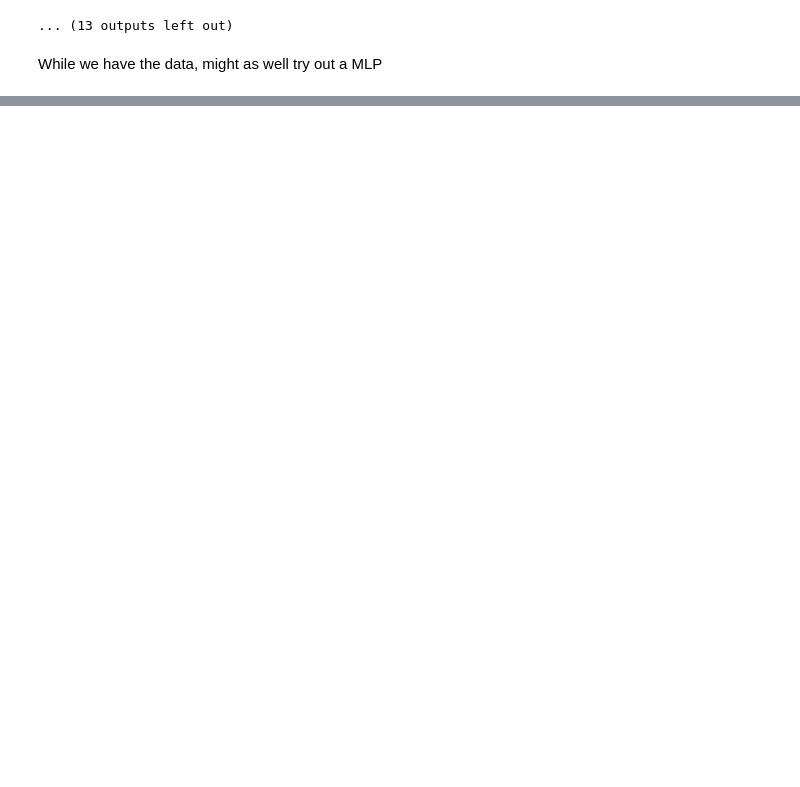
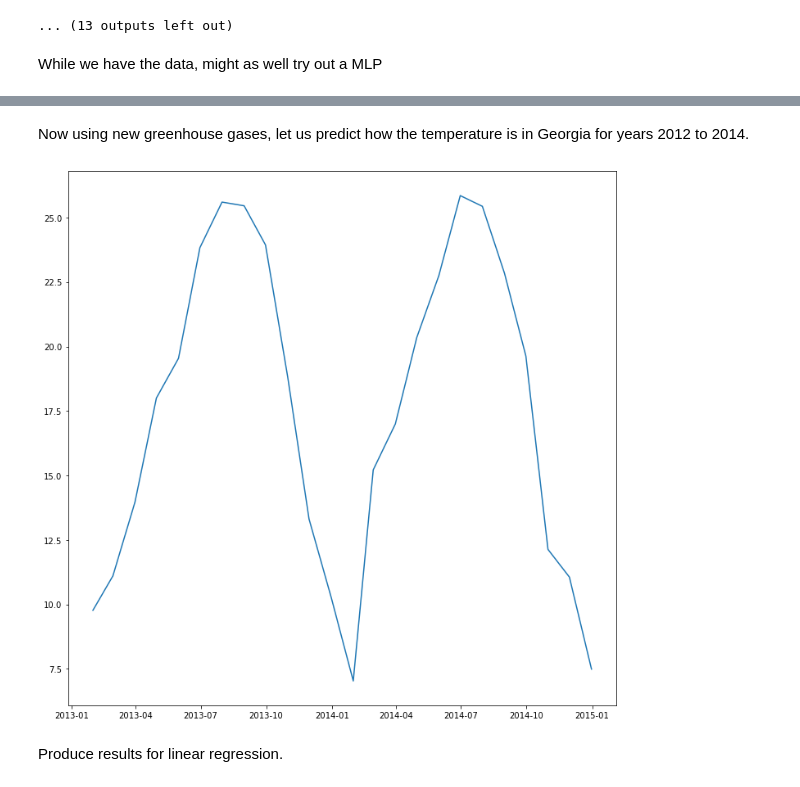
Before and after one commit to Scare983/ClimateChangeMLSimulation, a Jupyter notebook: Analysis.ipynb, the cells around one changed output, grey strips where cells are left out. Cells and saved outputs as stored; diff of their text form; code cells hidden in the pictures; blank space fills up the shorter version.

```diff
--- a/Analysis.ipynb
+++ b/Analysis.ipynb
@@ -750,18 +669,26 @@ Name: 1960-01-01 00:00:00, dtype: object
 monthData = arrayOfDataToTrain.copy()
 for i in range(len(monthData)):
     monthData[i] = monthData[i].drop(columns=['Longitude','Latitude'])
+# %%
+def MSE(actual, pred):
+    size = len(actual)
+    value = np.sum( (actual - pred)**2)
+    return value / size
 # %%
+from sklearn.neural_network import MLPRegressor
 MLPModel1 = []
+i = 1
 for df in monthData:
 
     x =  df[df.columns[1:]]
     y = df[df.columns[0]]
     X_train, X_test, y_train, y_test = train_test_split(x, y, test_size=0.8, random_state=42)
-    linMod = MLPRegressor().fit(X_train, y_train)
-    MLPModel1.append(linMod)
-
-    print(y_test)
-
+    mlpMod = MLPRegressor(max_iter=500, random_state=21).fit(X_train, y_train)
+    MLPModel1.append(mlpMod)
+    print('Month: {}, R^2 Score: {}'.format(i,mlpMod.score(X_test,y_test)))
+    #mlpMod.predict(X_test)
+    #print(X_test)
+    print('MSE {}'.format(MSE(y_test, mlpMod.predict(X_test))))
     #df['Predicted_Temp'] = linMod.predict(X_test)
     i+=1
 # %% [output]
@@ -784,0 +712,34 @@ Name: AverageTemperature, Length: 10897, dtype: float64
+# %% [markdown]
+Now using new greenhouse gases, let us predict how the temperature is in Georgia for years 2012 to 2014.
+# %%
+sf6_test = sf6_obj.monthDataFrame[sf6_obj.monthDataFrame.index.year>2012 ]
+sf6_test = sf6_test[sf6_test.index.year<=2014 ]
+ch4_test = CH4_obj.monthDataFrame[CH4_obj.monthDataFrame.index.year>2012]
+ch4_test = ch4_test[ch4_test.index.year<=2014 ]
+co2_test = co2_obj.monthDataFrame[co2_obj.monthDataFrame.index.year>2012]
+co2_test = co2_test[co2_test.index.year<=2014]
+n2o_test = n2o_obj.monthDataFrame[n2o_obj.monthDataFrame.index.year>2012]
+n2o_test = n2o_test[n2o_test.index.year<=2014]
+LongLat = arrayOfDataToTrain[0]['LongLat'].unique()
+
+allTest = pd.concat([sf6_test, n2o_test, co2_test, ch4_test], axis=1)
+allTest1 = allTest.reset_index(drop=True)
+allTest1.columns=['sf6', 'n2o', 'co2', 'ch4']
+allTest1['LongLat'] = [7] *  n2o_test.size
+i = 0
+predicted = []
+for index,row  in allTest1.iterrows():
+
+    predicted.append(MLPModel1[i].predict(np.array(row).reshape(1,-1)))
+    i+=1
+    if i == 11:
+        i=0
+plt.figure(figsize=(12,12))
+plt.plot(allTest.index, predicted)
+plt.show()
+#for model in MLPModel1:
+#    print(model.predict(allTest))
+# %% [output]
+[figure, added]
+# %% [markdown]
+Produce results for linear regression.
```
Also changed, not shown: parts of 25 cells of this notebook, 1 other file.
